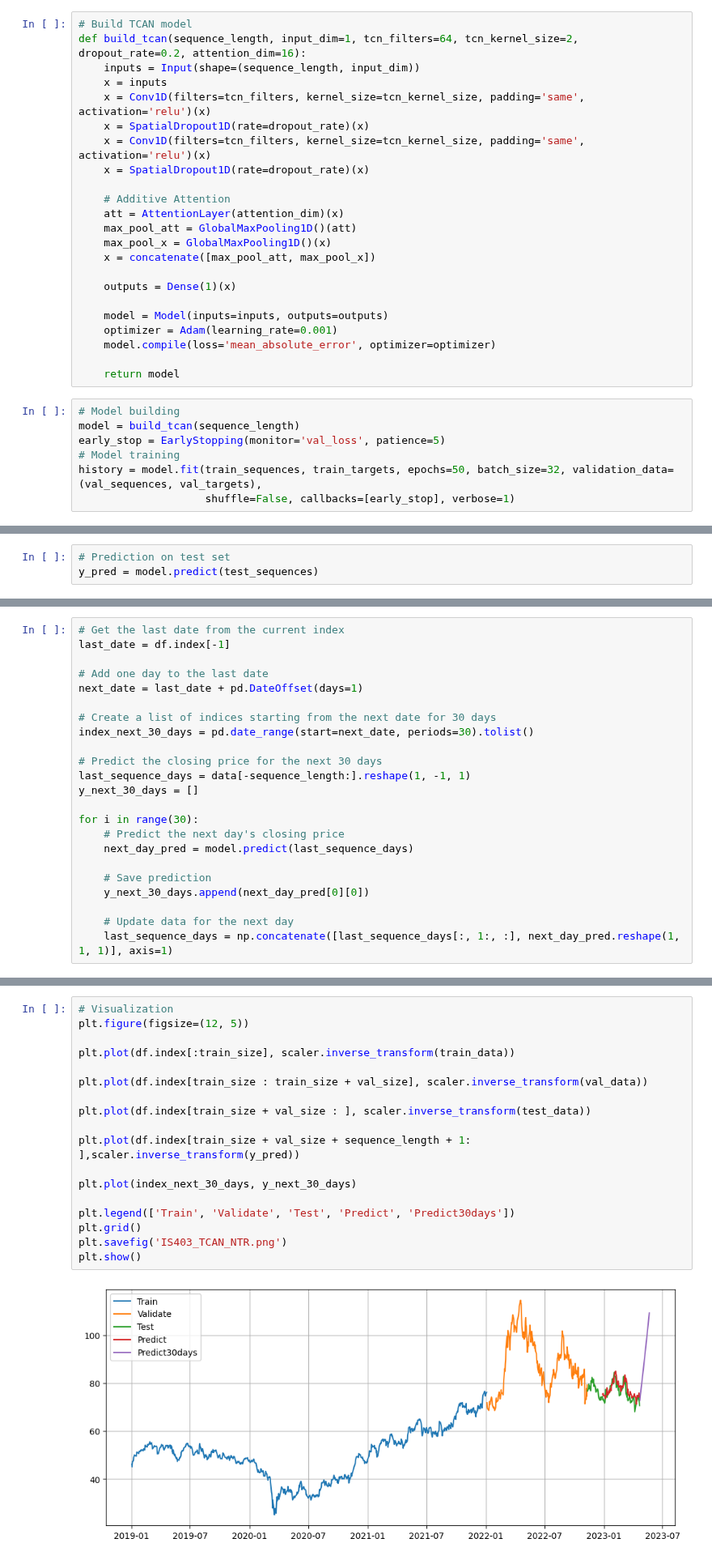
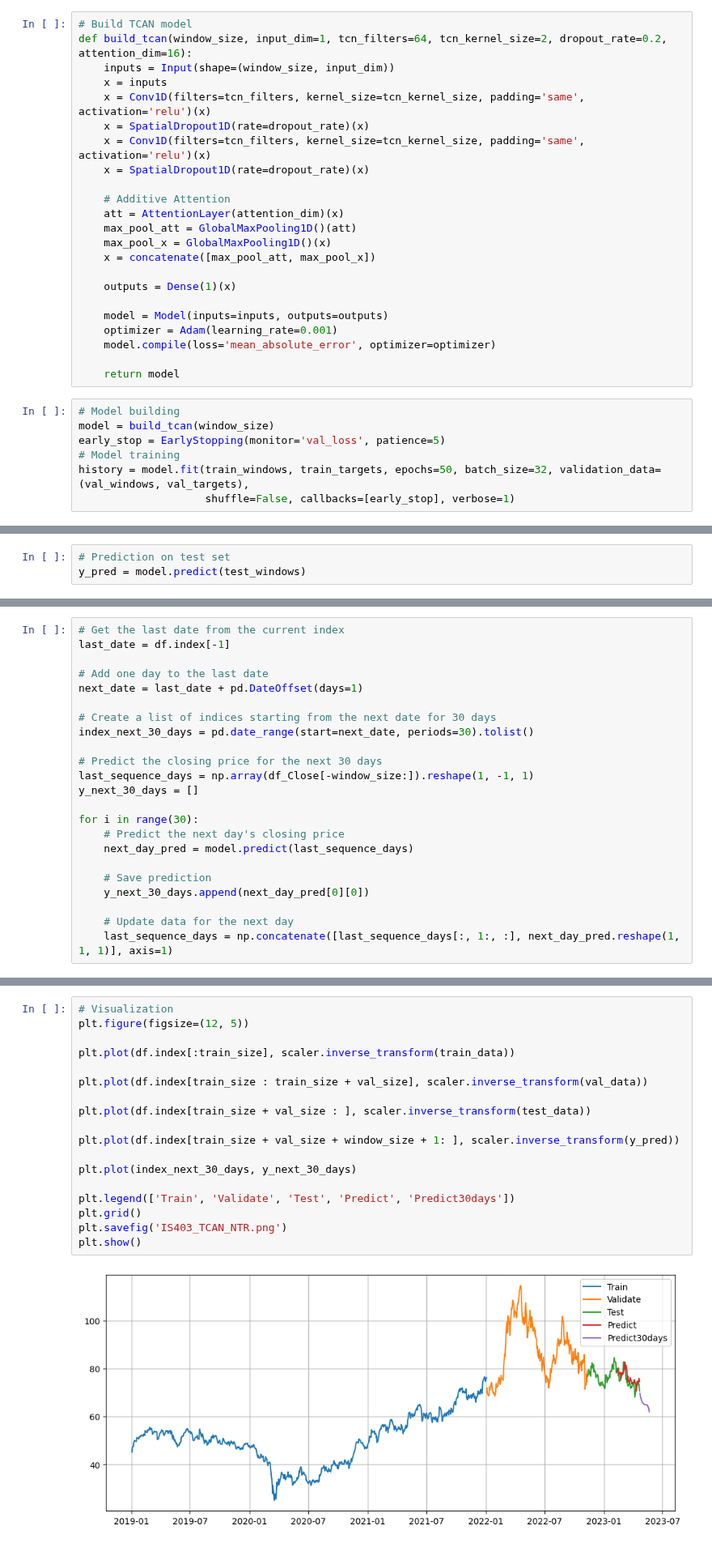
Before and after one commit to mynhungg/IS403.N21.HTTT_Nhom13, a Jupyter notebook: Model/TCA/Ratio_721/Code/IS403_TCAN_NTR.ipynb, the cells around one changed output, grey strips where cells are left out. Shown at 81% size. Drawn from its saved outputs; the diff is of its cells as text.

Commit message:
Update TCAN

```diff
--- a/Model/TCA/IS403_TCAN_NTR.ipynb
+++ b/Model/TCA/Ratio_721/Code/IS403_TCAN_NTR.ipynb
@@ -143,8 +144,8 @@ class AttentionLayer(Layer):
         return input_shape
 # %%
 # Build TCAN model
-def build_tcan(sequence_length, input_dim=1, tcn_filters=64, tcn_kernel_size=2, dropout_rate=0.2, attention_dim=16):
-    inputs = Input(shape=(sequence_length, input_dim))
+def build_tcan(window_size, input_dim=1, tcn_filters=64, tcn_kernel_size=2, dropout_rate=0.2, attention_dim=16):
+    inputs = Input(shape=(window_size, input_dim))
     x = inputs
     x = Conv1D(filters=tcn_filters, kernel_size=tcn_kernel_size, padding='same', activation='relu')(x)
     x = SpatialDropout1D(rate=dropout_rate)(x)
@@ -166,10 +167,10 @@ def build_tcan(sequence_length, input_dim=1, tcn_filters=64, tcn_kernel_size=2,
     return model
 # %%
 # Model building
-model = build_tcan(sequence_length)
+model = build_tcan(window_size)
 early_stop = EarlyStopping(monitor='val_loss', patience=5)
 # Model training
-history = model.fit(train_sequences, train_targets, epochs=50, batch_size=32, validation_data=(val_sequences, val_targets),
+history = model.fit(train_windows, train_targets, epochs=50, batch_size=32, validation_data=(val_windows, val_targets),
                     shuffle=False, callbacks=[early_stop], verbose=1)
 # %% [output]
 Epoch 1/50
@@ -192,4 +193,4 @@ Epoch 32/50
 # %%
 # Prediction on test set
-y_pred = model.predict(test_sequences)
+y_pred = model.predict(test_windows)
 # %% [output]
@@ -224,7 +225,7 @@ next_date = last_date + pd.DateOffset(days=1)
 index_next_30_days = pd.date_range(start=next_date, periods=30).tolist()
 
 # Predict the closing price for the next 30 days
-last_sequence_days = data[-sequence_length:].reshape(1, -1, 1)
+last_sequence_days = np.array(df_Close[-window_size:]).reshape(1, -1, 1)
 y_next_30_days = []
 
 for i in range(30):
@@ -257,20 +258,20 @@ for i in range(30):
 # %%
 # Visualization
 plt.figure(figsize=(12, 5))
 
 plt.plot(df.index[:train_size], scaler.inverse_transform(train_data))
 
 plt.plot(df.index[train_size : train_size + val_size], scaler.inverse_transform(val_data))
 
 plt.plot(df.index[train_size + val_size : ], scaler.inverse_transform(test_data))
 
-plt.plot(df.index[train_size + val_size + sequence_length + 1: ],scaler.inverse_transform(y_pred))
+plt.plot(df.index[train_size + val_size + window_size + 1: ], scaler.inverse_transform(y_pred))
 
 plt.plot(index_next_30_days, y_next_30_days)
 
 plt.legend(['Train', 'Validate', 'Test', 'Predict', 'Predict30days'])
 plt.grid()
 plt.savefig('IS403_TCAN_NTR.png')
 plt.show()
 # %% [output]
-[figure, old version]
+[figure, new version]
```
Also changed, not shown: parts of 9 cells of this notebook, 5 other files.
